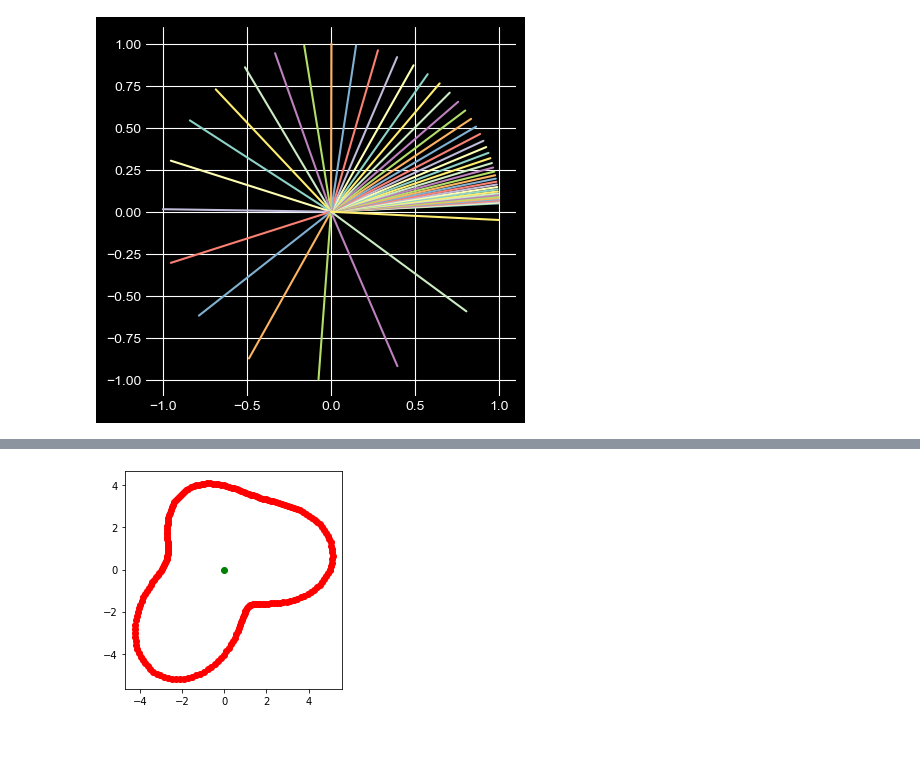
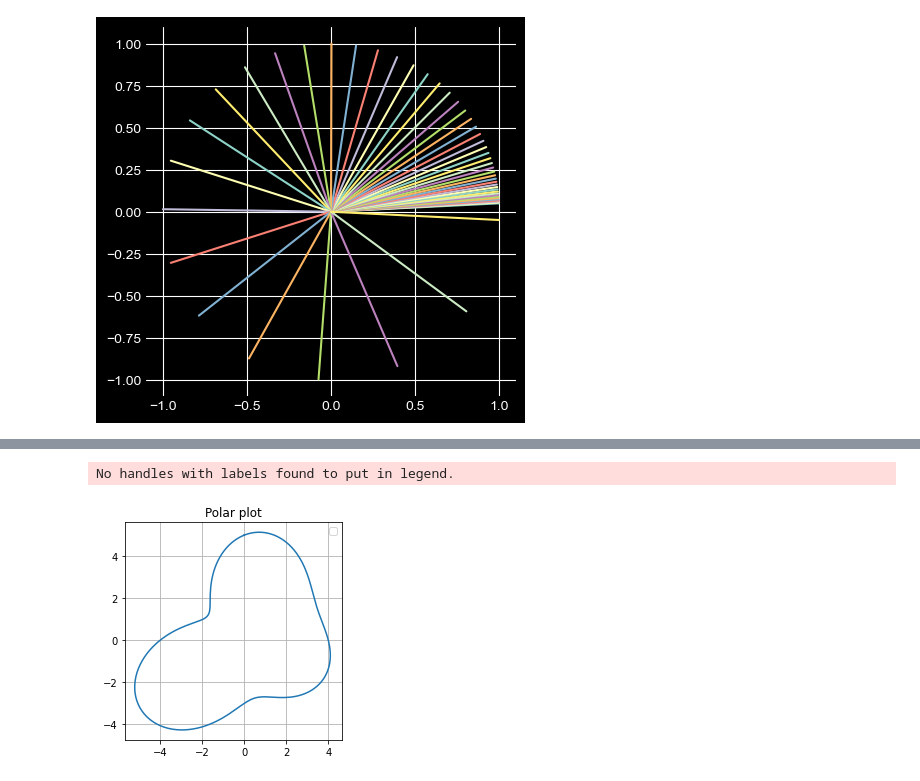
Before and after one commit to Nefari0/python-math, a Jupyter notebook: Math Collections.ipynb, the cells around one changed output, grey strips where cells are left out. Drawn from its saved outputs; the diff is of its cells as text; code cells hidden in the pictures; blank space fills up the shorter version.

Commit message:
this is a collection of math analysis and computation algorithms I have writen. it is a work in progress

```diff
--- a/Math Collections.ipynb
+++ b/Math Collections.ipynb
@@ -686,7 +686,8 @@ When y=9, there is no denominator!
 
 # experimenting with settings from above cell
 # a(subscript i,j) = 3*i - 4*j
-A = np.zeros((10,14))
+# A = np.zeros((10,14)) # original
+A = np.zeros((20,24))
 
 
 # print(np.shape(A)) # returns shape of matrix ie A = np.zeros((10,14)) has 10 rows 14 cols
@@ -697,11 +698,11 @@ for i in range(0,np.shape(A)[0]):
 
 
 plt.imshow(A)
-plt.plot([0,3],[8,2],'r',linewidth=4)
+# plt.plot([0,3],[8,2],'r',linewidth=4)
 
 for i in range(0,np.shape(A)[0]):
     for j in range(0,np.shape(A)[1]):
-        plt.text(j,i,int(A[i,j]),horizontalalignment='center',verticalalignment='center') # 3 inputs corrospond to x,y,actual text
+        plt.text(j,i,int(A[i,j]),horizontalalignment='center',verticalalignment='center',fontsize=7) # 3 inputs corrospond to x,y,actual text
 
         plt.set_cmap('twilight_shifted')
 
@@ -1013,17 +1012,42 @@ print(r)
 # %%
 # plotting polar coordinates algorithm
 # this can also be used to axtract the the actual coordinates for use in blender geometry
 
+# variable for displaying math notations/functions
+x,y = sym.symbols('x,y')
+# sym_func()
+
 xx = np.linspace(0,2*np.pi,200)
 funci = 4+np.cos(3*xx)+np.sin(2*xx)
 
-extent = list(range(len(xx)))
 
+# empty arrays are to store the sin and cosin values for the polar plots
+func_sin = []
+func_cosin = []
+
+# extent = list(range(len(xx)))
+
+
+# this loop iterates through funci elements and executes polar plots / saves to new coord to new array
 for i in range(len(xx)):
-    plt.plot(funci[i]*np.cos(xx[i]),funci[i]*np.sin(xx[i]),'ro')
+#     plt.plot(funci[i]*np.cos(xx[i]),funci[i]*np.sin(xx[i]),'ro') # manual plot of individual coordinates
 
-plt.plot(0,0,'go')
+    func_sin.append(funci[i]*np.sin(xx[i]))
+    func_cosin.append(funci[i]*np.cos(xx[i]))
+
+
+
+# plots the polor coordinates using conventional cartesian techniques
+plt.plot(func_sin,func_cosin,label='')
+plt.legend()
+
+plt.title('Polar plot')
+# plt.plot(xx,funci,'go')
+# plt.xlabel('label')
 plt.axis('square')
+plt.grid()
+# plt.subplots()
 plt.show()
 # %% [output]
+No handles with labels found to put in legend.
-[figure, old version]
+[figure, new version]
```
Also changed, not shown: parts of 11 cells of this notebook.
